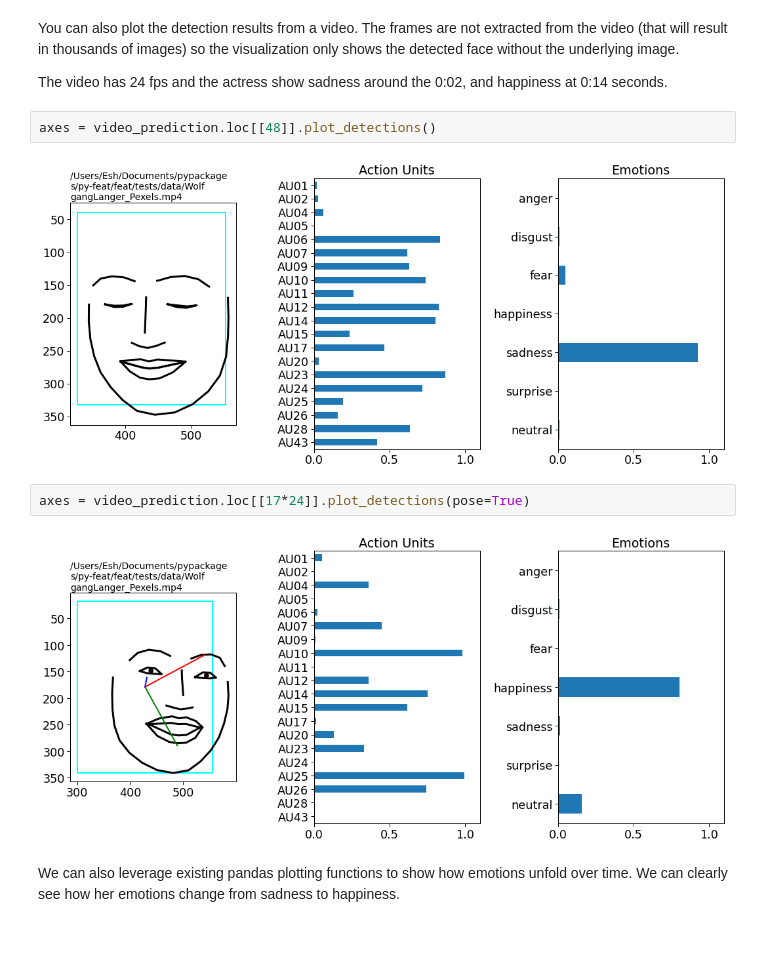
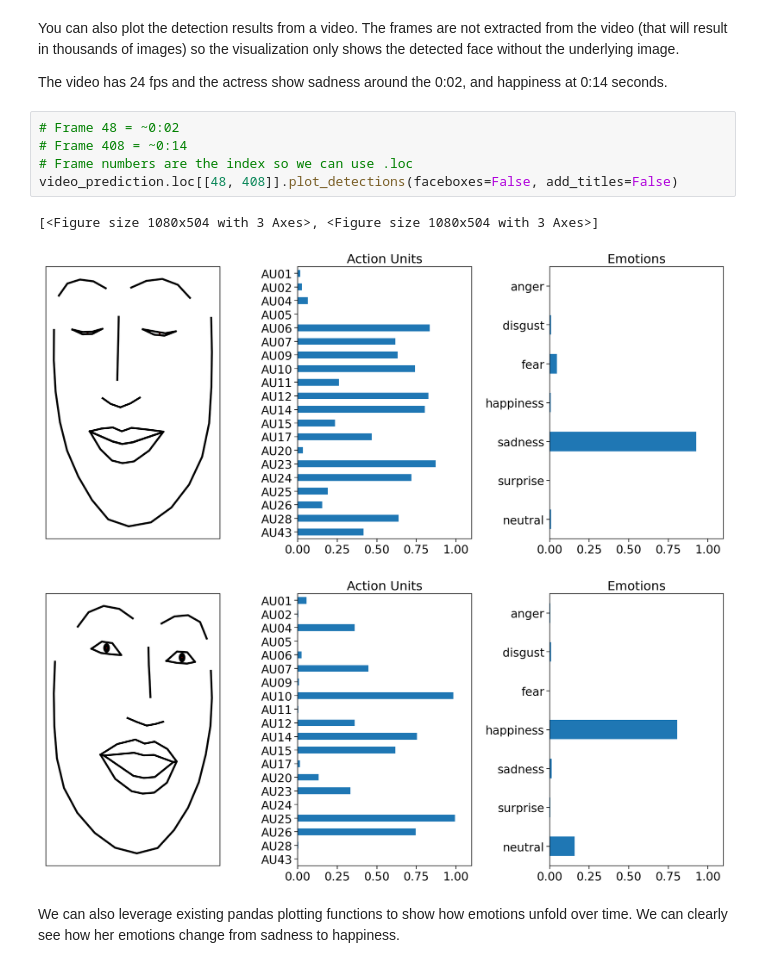
Before and after one commit to cosanlab/py-feat, a Jupyter notebook: notebooks/content/03_detector_vids.ipynb, the cells around one changed output. Drawn from its saved outputs; the diff is of its cells as text; blank space fills up the shorter version.

```diff
--- a/notebooks/content/03_detector_vids.ipynb
+++ b/notebooks/content/03_detector_vids.ipynb
@@ -71,14 +71,15 @@ video_prediction.shape
 You can also plot the detection results from a video. The frames are not extracted from the video (that will result in thousands of images) so the visualization only shows the detected face without the underlying image.
 
 The video has 24 fps and the actress show sadness around the 0:02, and happiness at 0:14 seconds.
-# %%
-axes = video_prediction.loc[[48]].plot_detections()
-# %% [output]
-[figure, removed]
-# %%
-axes = video_prediction.loc[[17*24]].plot_detections(pose=True)
-# %% [output]
-[figure, removed]
+# %%
+# Frame 48 = ~0:02
+# Frame 408 = ~0:14
+# Frame numbers are the index so we can use .loc
+video_prediction.loc[[48, 408]].plot_detections(faceboxes=False, add_titles=False)
+# %% [output]
+[<Figure size 1080x504 with 3 Axes>, <Figure size 1080x504 with 3 Axes>]
+[figure, added]
+[figure, added]
 # %% [markdown]
 We can also leverage existing pandas plotting functions to show how emotions unfold over time. We can clearly see how her emotions change from sadness to happiness.
 # %%
```
Also changed, not shown: parts of 1 cell of this notebook, 9 other files.
